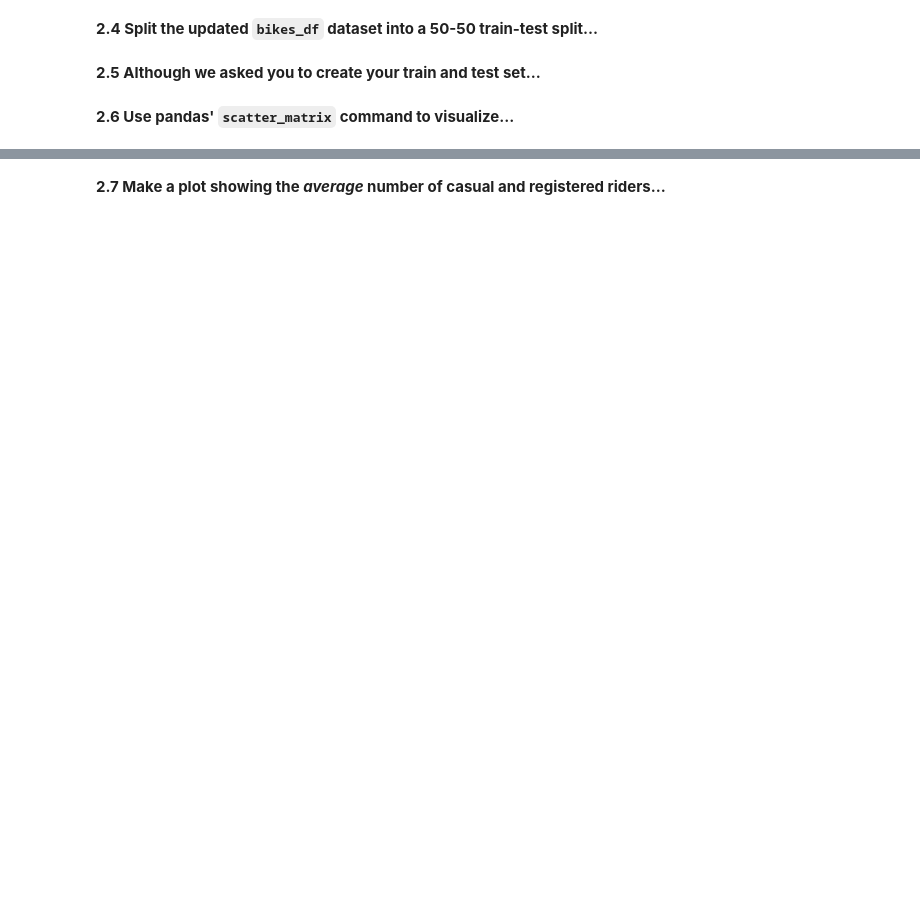
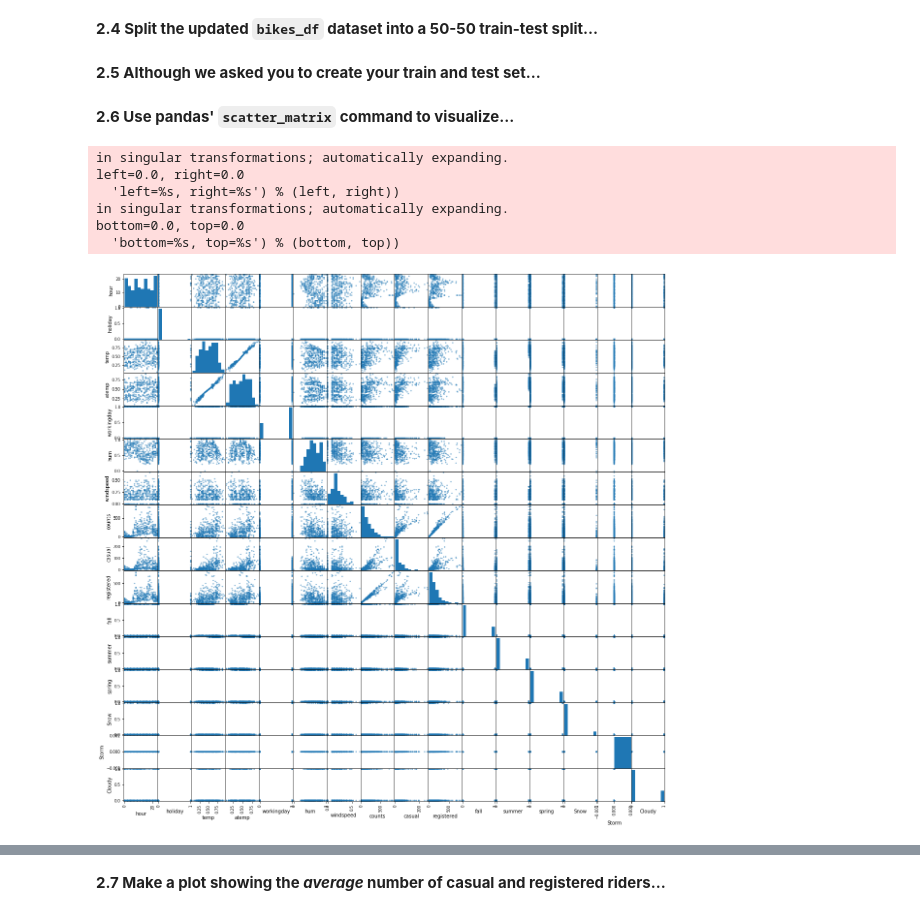
Before and after one commit to katiegrosch/2019-CS109A, a Jupyter notebook: content/homeworks/cs109a_hw3_209/cs109a_hw3.ipynb, the cells around one changed output, grey strips where cells are left out. Saved outputs shown, nothing was run; the diff lists cells and outputs as text; code cells hidden in the pictures; blank space fills up the shorter version.

```diff
--- a/content/homeworks/cs109a_hw3_209/cs109a_hw3.ipynb
+++ b/content/homeworks/cs109a_hw3_209/cs109a_hw3.ipynb
@@ -248,2 +239,8 @@ bikes_train, bikes_test = train_test_split(bikes_df, random_state=90, train_size
+# %%
+BSS_train = pd.read_csv('data/BSS_train.csv')
+BSS_train = BSS_train.drop(['dteday'], axis=1)
+
+BSS_test = pd.read_csv('data/BSS_test.csv')
+BSS_test = BSS_test.drop(['dteday'], axis=1)
 # %% [markdown]
 **2.6 Use pandas' `scatter_matrix` command to visualize...**
@@ -251,0 +247,18 @@ bikes_train, bikes_test = train_test_split(bikes_df, random_state=90, train_size
+# %%
+BSS_train_sample = BSS_train.sample(frac=.05)
+
+scatter_matrix(BSS_train_sample[['hour', 'holiday', 'temp', 'atemp',
+               'workingday', 'hum', 'windspeed',
+               'counts', 'casual', 'registered',
+               'fall', 'summer', 'spring',
+               'Snow', 'Storm', 'Cloudy']], figsize=(20,20))
+
+plt.show()
+# %% [output]
+in singular transformations; automatically expanding.
+left=0.0, right=0.0
+  'left=%s, right=%s') % (left, right))
+in singular transformations; automatically expanding.
+bottom=0.0, top=0.0
+  'bottom=%s, top=%s') % (bottom, top))
+[figure, added]
```
Also changed, not shown: parts of 13 cells of this notebook.
